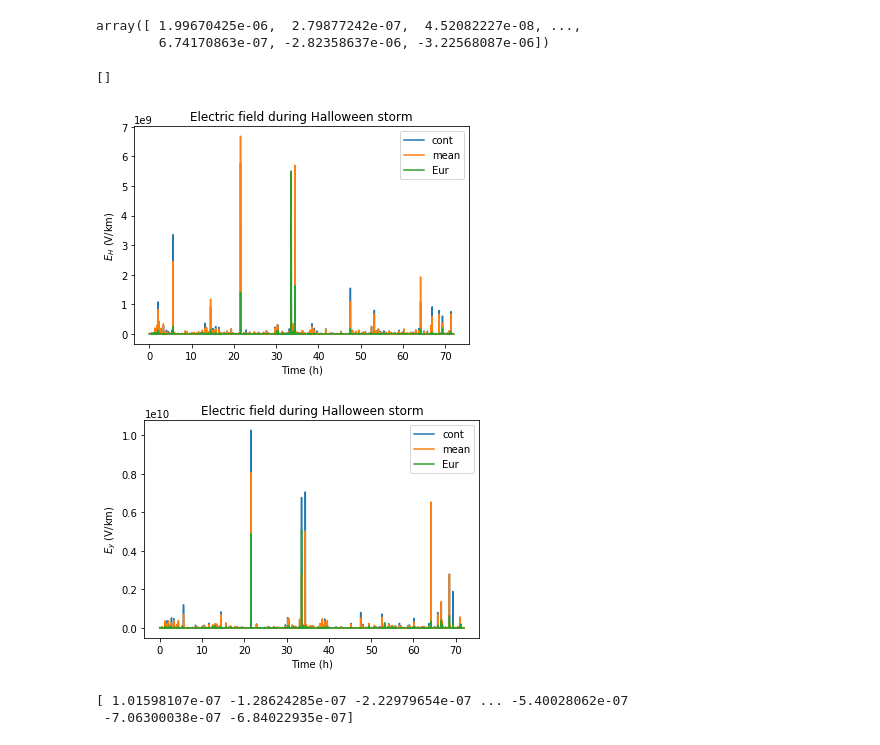
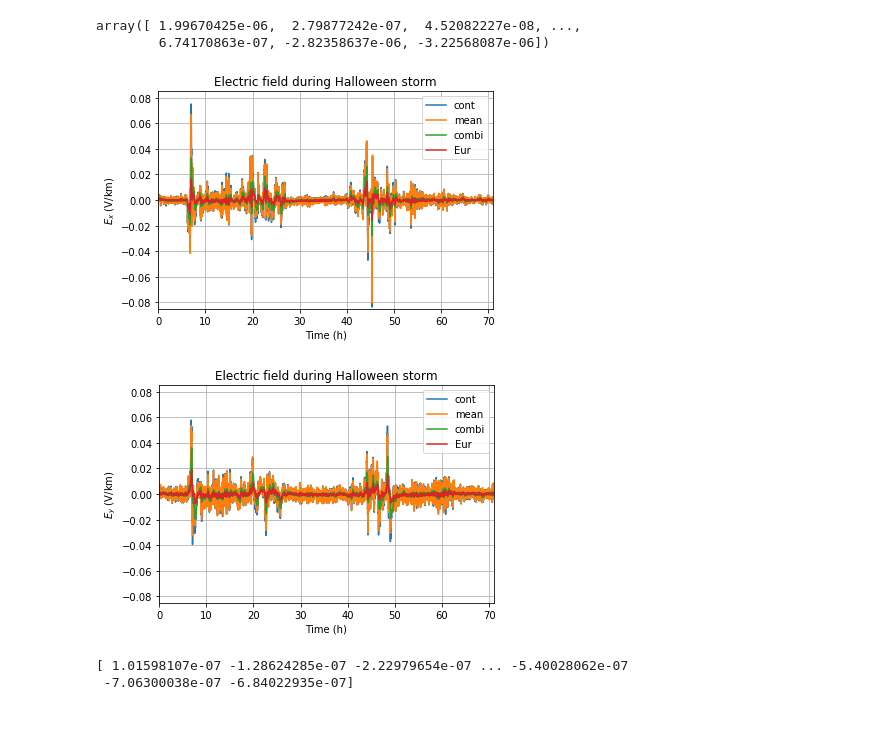
Before and after one commit to outfrenk/Dutch_GIC, a Jupyter notebook: partial_code/Witteveentest.ipynb, the cells around one changed output. Saved outputs shown, nothing was run; the diff lists cells and outputs as text; code cells hidden in the pictures.

```diff
--- a/partial_code/Witteveentest.ipynb
+++ b/partial_code/Witteveentest.ipynb
@@ -763,14 +763,14 @@ os.system(f'ffmpeg -framerate 2 -pattern_type glob -i "{path}/minlon_????.png" {
 import numpy as np
 import os
 
-path='/nobackup/users/out/Magnetic_field/min_17-03-2015_2'
+path='/nobackup/users/out/Magnetic_field/Halloween'
 os.system(f'ls {path}/interpolation > {path}/temp.txt')
 File=open(f'{path}/temp.txt')
 string=[]
-Bx=np.zeros(1440)
-By=np.zeros(1440)
-Bxt=np.zeros(1440)
-Byt=np.zeros(1440)
+Bx=np.zeros(1440*3)
+By=np.zeros(1440*3)
+Bxt=np.zeros(1440*3)
+Byt=np.zeros(1440*3)
 
 for item in File:
     item=item.strip('\n')
@@ -781,7 +781,7 @@ string=sorted(string)
 for counter,item in enumerate(string):
     data=open(f'{path}/interpolation/{item}')
     for counter2,line in enumerate(data):
-        if counter2==6232:#9719:
+        if counter2==9719:
             words=line.split(' ')
             if counter%2==0:
                 Bx[int(counter/2)]=words[2]
@@ -853,14 +855,14 @@ stringy=sorted(stringy)
 for counter,item in enumerate(stringx):
     data=open(f'{path}/electric_field_north/{item}')
     for counter2,line in enumerate(data):
-        if counter2==0:
+        if counter2==9719:
             words=line.split(' ')
             Ex[counter]=words[2]
             break
 for counter,item in enumerate(stringy):
     data=open(f'{path}/electric_field_east/{item}')
     for counter2,line in enumerate(data):
-        if counter2==0:
+        if counter2==9719:
             words=line.split(' ')
             Ey[counter]=words[2]
             break
@@ -877,43 +879,46 @@ array([ 1.99670425e-06,  2.79877242e-07,  4.52082227e-08, ...,
 # %%
 import matplotlib.pyplot as plt
 import numpy as np
 path='/nobackup/users/out/Magnetic_field/Halloween'
 
 timevector=np.linspace(0,72,1440*3)
 fig=plt.figure()
 ax=fig.add_subplot()
 ax.set_title('Electric field during Halloween storm')
-ax.set_ylabel('$E_H$ (V/km)')
+ax.set_ylabel('$E_x$ (V/km)')
 ax.set_xlabel('Time (h)')
 
-ax.plot(timevector, abs((Ex5*1000-Ex7*1000)/Ex7*1000), label='cont')
-ax.plot(timevector, abs((Ex6*1000-Ex7*1000)/Ex7*1000), label='mean')
+ax.plot(timevector, Ex5*1000, label='cont')
+ax.plot(timevector, Ex6*1000, label='mean')
 # ax.plot(timevector, np.sqrt(Ex7**2+Ey7**2)*1000, label='Witteveen')
-# ax.plot(timevector, Ex7*1000, label='combi')
-ax.plot(timevector, abs((Ex1*1000-Ex7*1000)/Ex7*1000), label='Eur')
+ax.plot(timevector, Ex7*1000, label='combi')
+ax.plot(timevector, Ex1*1000, label='Eur')
 ax.legend()
-# ax.set_ylim(-0.085,0.08)
-plt.plot()
-# plt.savefig(f'{path}/WitteveenelecN.pdf')
+ax.set_ylim(-0.085,0.085)
+ax.set_xlim(0,71)
+ax.grid()
+# plt.plot()
+plt.savefig(f'{path}/WitteveenelecN.png',bbox_inches='tight')
 
 fig=plt.figure()
 ax=fig.add_subplot()
 ax.set_title('Electric field during Halloween storm')
 ax.set_ylabel('$E_y$ (V/km)')
 ax.set_xlabel('Time (h)')
-ax.plot(timevector, abs((Ey5*1000-Ex7*1000)/Ex7*1000), label='cont')
-ax.plot(timevector, abs((Ey6*1000-Ex7*1000)/Ex7*1000), label='mean')
-# ax.plot(timevector, Ey7*1000, label='combi')
+ax.plot(timevector, Ey5*1000, label='cont')
+ax.plot(timevector, Ey6*1000, label='mean')
+ax.plot(timevector, Ey7*1000, label='combi')
 # ax.plot(timevector, Ey0*1000, label='Eemshaven other')
-ax.plot(timevector, abs((Ey1*1000-Ex7*1000)/Ex7*1000), label='Eur')
+ax.plot(timevector, Ey1*1000, label='Eur')
 ax.legend()
-# ax.set_ylim(-0.085,0.08)
-plt.plot()
-# plt.savefig(f'{path}/WitteveenelecE.png')
+ax.set_ylim(-0.085,0.085)
+ax.set_xlim(0,71)
+ax.grid()
+# plt.plot()
+plt.savefig(f'{path}/WitteveenelecE.png',bbox_inches='tight')
 # %% [output]
-[]
-[figure, old version]
+[figure, new version]
-[figure, old version]
+[figure, new version]
 # %%
 print(Ey1)
 # %% [output]
```
Also changed, not shown: parts of 1 cell of this notebook, 7 other files.
